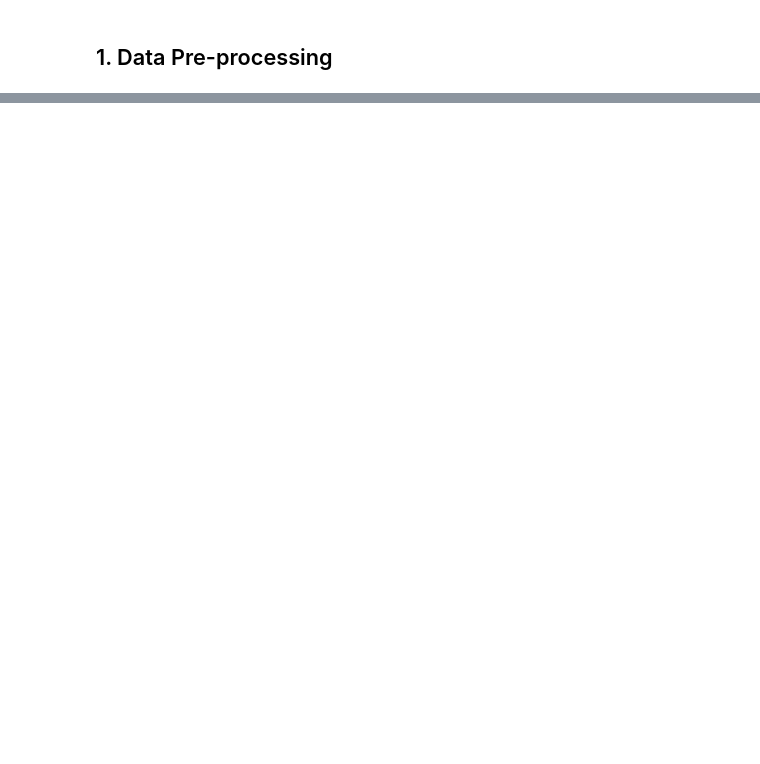
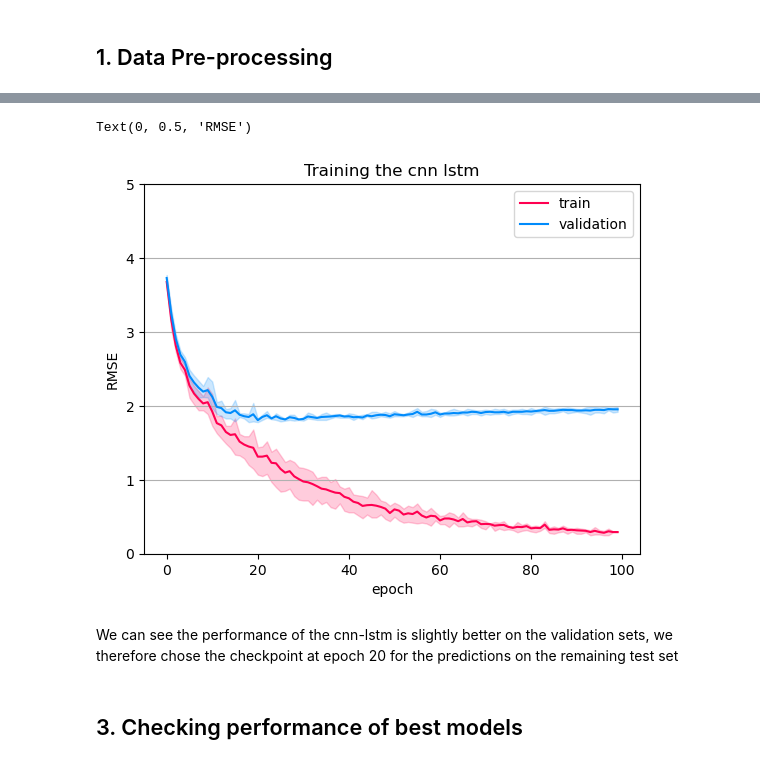
Before and after one commit to GioT/Time_series_challenge, a Jupyter notebook: vignettes/HL_predictions.ipynb, the cells around one changed output, grey strips where cells are left out. Drawn from its saved outputs; the diff is of its cells as text; code cells hidden in the pictures; blank space fills up the shorter version.

```diff
--- a/vignettes/HL_predictions.ipynb
+++ b/vignettes/HL_predictions.ipynb
@@ -239,0 +254,17 @@ Epoch 40: train RMSE 1.2951, validation RMSE 2.1512
+# %%
+## show training results:
+final_result = pd.concat([pd.read_csv(x) for x in glob.glob('../output/training_output/cnn_lstm*')])
+plt.grid(axis='y')
+sns.lineplot(data = final_result,x='epoch',y='trainRMSE',color='#ff0051',label='train')
+sns.lineplot(data = final_result,x='epoch',y='valRMSE',color='#008bfb',label='validation')
+plt.title('Training the cnn lstm')
+plt.ylim(0,5)
+plt.legend()
+plt.gca().set_ylabel('RMSE')
+# %% [output]
+Text(0, 0.5, 'RMSE')
+[figure, added]
+# %% [markdown]
+We can see the performance of the cnn-lstm is slightly better on the validation sets, we therefore chose the checkpoint at epoch 20 for the predictions on the remaining test set
+# %% [markdown]
+## 3. Checking performance of best models
```
Also changed, not shown: parts of 31 cells of this notebook, 1 other file.
